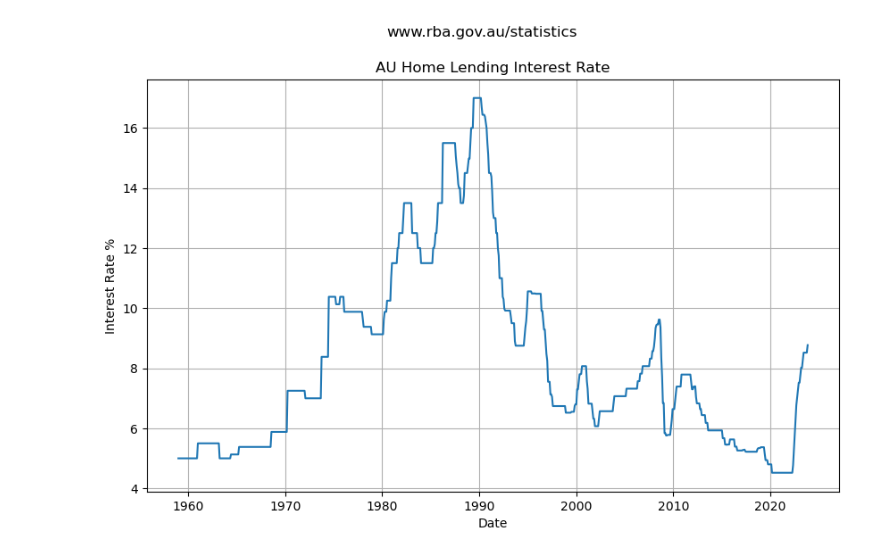
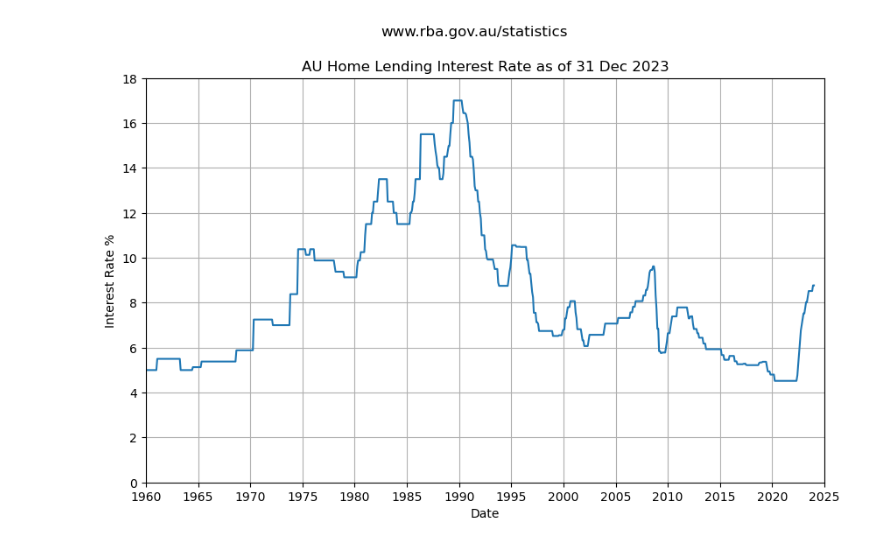
Before and after one commit to mikejonestechno/investment-analytics, a Jupyter notebook: notebooks/interest-rates.ipynb, the cells around one changed output. Saved outputs shown, nothing was run; the diff lists cells and outputs as text; code cells hidden in the pictures.

```diff
--- a/notebooks/interest-rates.ipynb
+++ b/notebooks/interest-rates.ipynb
@@ -28,4 +30,9 @@ df.tail()
 # %%
-df.rename(columns={'Series ID': 'Date'}, inplace=True)
-# source data is in the format 'Jan-1959' %b-%Y
-df['Date'] = pd.to_datetime(df['Date'], format='%b-%Y')
+# Data Transformation
+df.dropna(subset=['Series ID'], inplace=True)
+
+# Series ID dates are in the format 'Jan-1959' %b-%Y
+df['Date'] = df['Series ID'].apply(lambda d: pd.to_datetime(d, format='%b-%Y') + pd.offsets.MonthEnd(1))
+df.set_index('Date', inplace=True)
+
+df.tail(6)
@@ -32,11 +49,36 @@ df['Date'] = pd.to_datetime(df['Date'], format='%b-%Y')
-# %%
-plt.figure(figsize=(10, 6))
-plt.plot(df['Date'], df['FILRHLBVS'])
-plt.xlabel('Date')
-plt.ylabel('Interest Rate %')
-plt.suptitle('www.rba.gov.au/statistics')
-plt.title('AU Home Lending Interest Rate')
-plt.grid(True)
-plt.show()
-# %% [output]
-[figure, removed]
+# %%
+# Chart variables
+# FILRHLBVS = Financial Interest; Lending rates; Housing loans; Banks; Variable; Standard; Owner-occupier
+chart_column = 'FILRHLBVS'
+
+start_year = 1960
+
+# Set 'last_index' to the last date with a valid value (so I can display 'as of <date>' in chart title)
+last_index = df[chart_column].last_valid_index()
+# %%
+plt.figure(figsize=(10, 6))
+plt.plot(df.index, df[chart_column])
+plt.xlabel('Date')
+plt.ylabel('Interest Rate %')
+plt.suptitle('www.rba.gov.au/statistics')
+plt.title('AU Home Lending Interest Rate as of ' + last_index.strftime('%d %b %Y'))
+left_limit = pd.to_datetime(f'{start_year}-01-01')
+if start_year >= 2000:
+    top_limit = 18
+    bottom_limit = 0
+    tick_years = 1
+else:
+    top_limit = 18
+    bottom_limit = 0
+    tick_years = 5
+plt.ylim(bottom=bottom_limit, top=top_limit)
+plt.xlim(left=left_limit, right=pd.to_datetime('2025-01-01'))
+ax = plt.gca()  # Get the current Axes instance
+ax.xaxis.set_major_locator(mdates.YearLocator(tick_years))  # Set major ticks every x years
+ax.xaxis.set_major_formatter(mdates.DateFormatter('%Y'))  # Format major ticks as years
+ax.yaxis.set_major_locator(ticker.MultipleLocator(2))
+
+plt.grid(True)
+plt.show()
+# %% [output]
+[figure, added]
```
Also changed, not shown: parts of 6 cells of this notebook, 1 other file.
